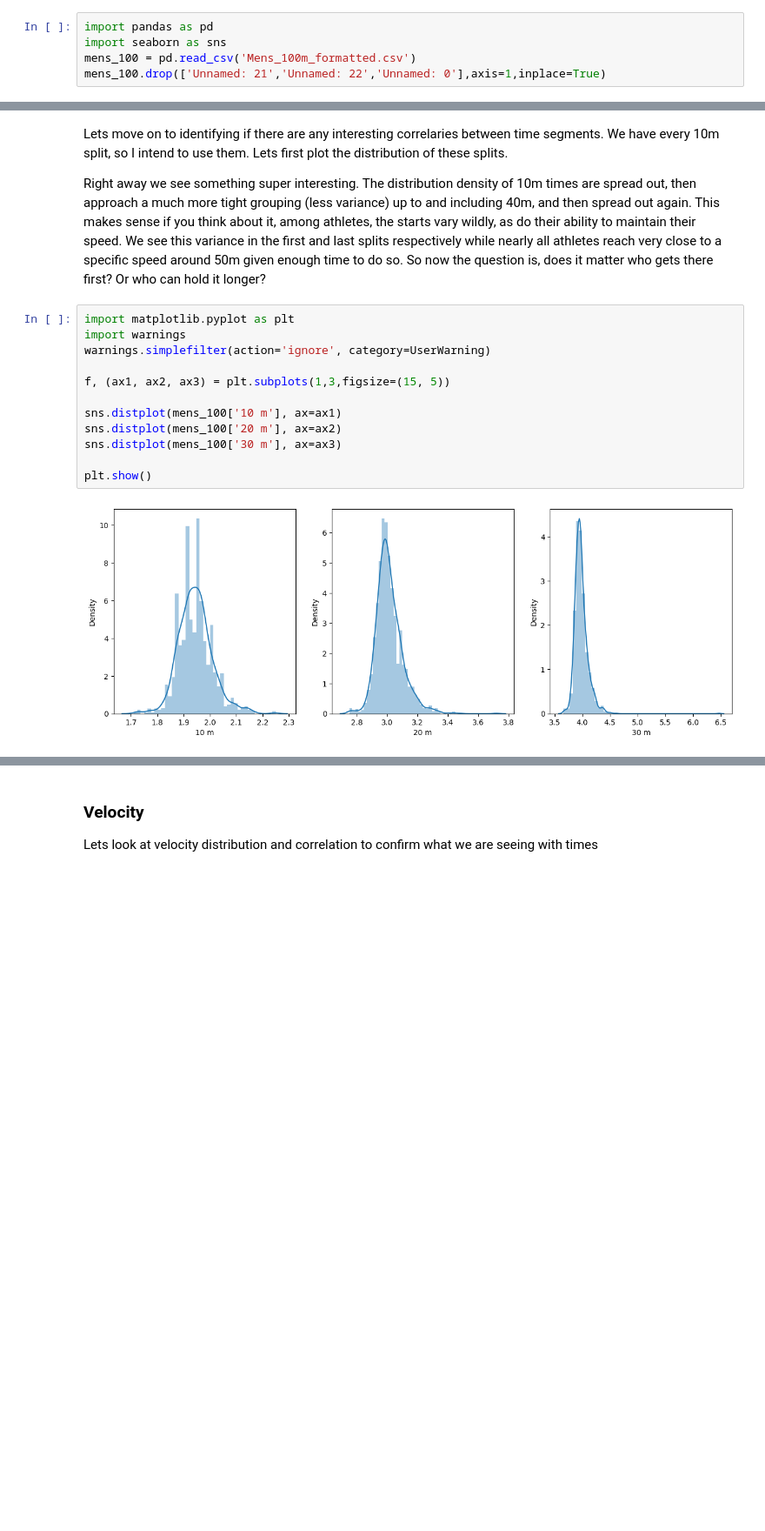
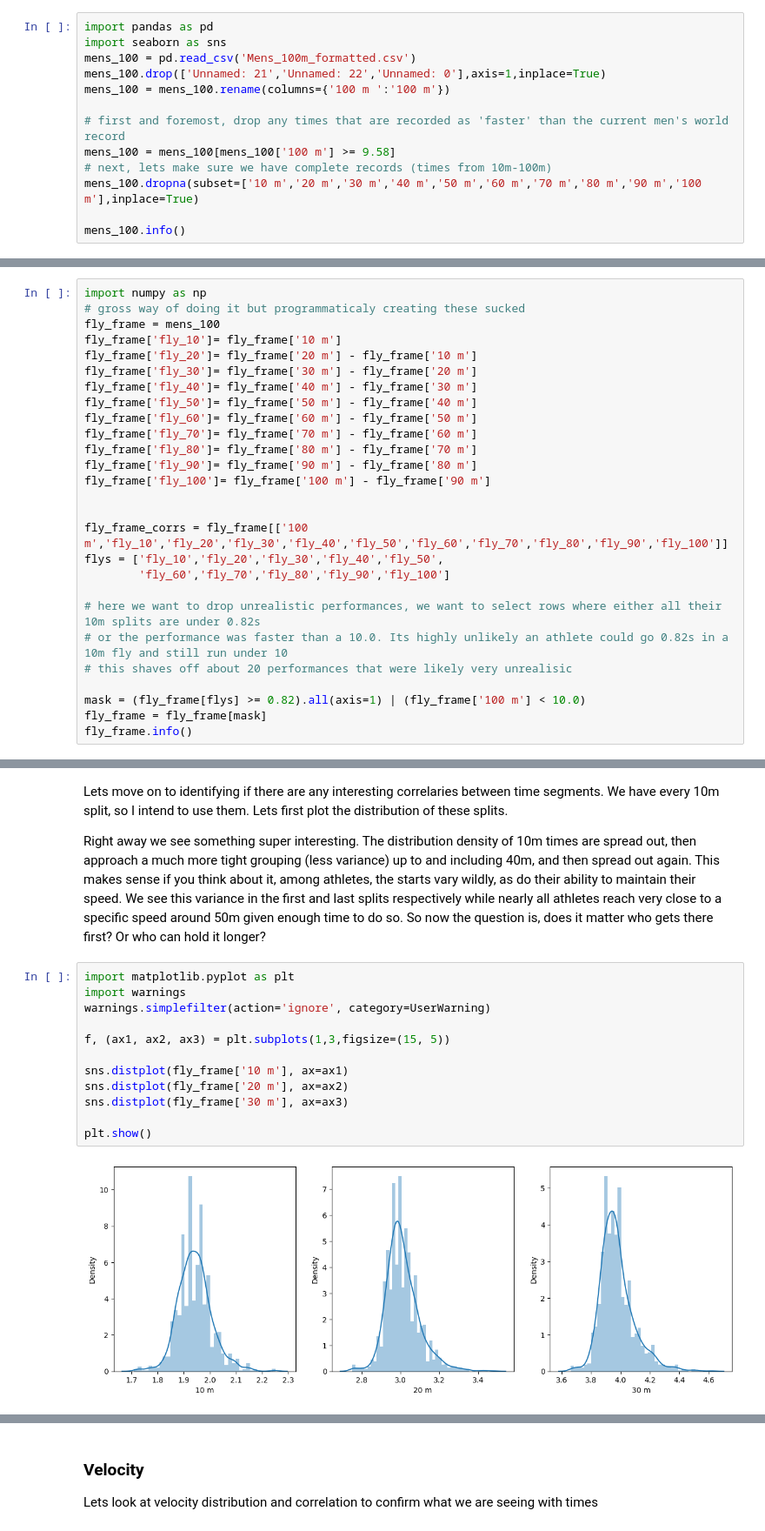
Before and after one commit to edrapac/TrackAndFieldAnalytics, a Jupyter notebook: TrackAnalytics.ipynb, the cells around one changed output, grey strips where cells are left out. Shown at 87% size. Cells and saved outputs as stored; diff of their text form; blank space fills up the shorter version.

```diff
--- a/TrackAnalytics.ipynb
+++ b/TrackAnalytics.ipynb
@@ -22,3 +42,11 @@ import pandas as pd
 import seaborn as sns
 mens_100 = pd.read_csv('Mens_100m_formatted.csv')
 mens_100.drop(['Unnamed: 21','Unnamed: 22','Unnamed: 0'],axis=1,inplace=True)
+mens_100 = mens_100.rename(columns={'100 m ':'100 m'})
+
+# first and foremost, drop any times that are recorded as 'faster' than the current men's world record
+mens_100 = mens_100[mens_100['100 m'] >= 9.58]
+# next, lets make sure we have complete records (times from 10m-100m)
+mens_100.dropna(subset=['10 m','20 m','30 m','40 m','50 m','60 m','70 m','80 m','90 m','100 m'],inplace=True)
+
+mens_100.info()
@@ -50,0 +100,27 @@ Name: 100 m , dtype: float64
+# %%
+import numpy as np
+# gross way of doing it but programmaticaly creating these sucked
+fly_frame = mens_100
+fly_frame['fly_10']= fly_frame['10 m']
+fly_frame['fly_20']= fly_frame['20 m'] - fly_frame['10 m']
+fly_frame['fly_30']= fly_frame['30 m'] - fly_frame['20 m']
+fly_frame['fly_40']= fly_frame['40 m'] - fly_frame['30 m']
+fly_frame['fly_50']= fly_frame['50 m'] - fly_frame['40 m']
+fly_frame['fly_60']= fly_frame['60 m'] - fly_frame['50 m']
+fly_frame['fly_70']= fly_frame['70 m'] - fly_frame['60 m']
+fly_frame['fly_80']= fly_frame['80 m'] - fly_frame['70 m']
+fly_frame['fly_90']= fly_frame['90 m'] - fly_frame['80 m']
+fly_frame['fly_100']= fly_frame['100 m'] - fly_frame['90 m']
+
+
+fly_frame_corrs = fly_frame[['100 m','fly_10','fly_20','fly_30','fly_40','fly_50','fly_60','fly_70','fly_80','fly_90','fly_100']]
+flys = ['fly_10','fly_20','fly_30','fly_40','fly_50',
+        'fly_60','fly_70','fly_80','fly_90','fly_100']
+
+# here we want to drop unrealistic performances, we want to select rows where either all their 10m splits are under 0.82s
+# or the performance was faster than a 10.0. Its highly unlikely an athlete could go 0.82s in a 10m fly and still run under 10
+# this shaves off about 20 performances that were likely very unrealisic
+
+mask = (fly_frame[flys] >= 0.82).all(axis=1) | (fly_frame['100 m'] < 10.0)
+fly_frame = fly_frame[mask]
+fly_frame.info()
@@ -153,17 +239,17 @@ Right away we see something super interesting. The distribution density of 10m t
 # %%
 import matplotlib.pyplot as plt
 import warnings
 warnings.simplefilter(action='ignore', category=UserWarning)
 
 f, (ax1, ax2, ax3) = plt.subplots(1,3,figsize=(15, 5))
 
-sns.distplot(mens_100['10 m'], ax=ax1)
-sns.distplot(mens_100['20 m'], ax=ax2)
-sns.distplot(mens_100['30 m'], ax=ax3)
+sns.distplot(fly_frame['10 m'], ax=ax1)
+sns.distplot(fly_frame['20 m'], ax=ax2)
+sns.distplot(fly_frame['30 m'], ax=ax3)
 
 plt.show()
 # %% [output]
-[figure, old version]
+[figure, new version]
 # %%
 f, (ax1, ax2, ax3) = plt.subplots(1,3,figsize=(15, 5))
 
```
Also changed, not shown: parts of 40 cells of this notebook.
